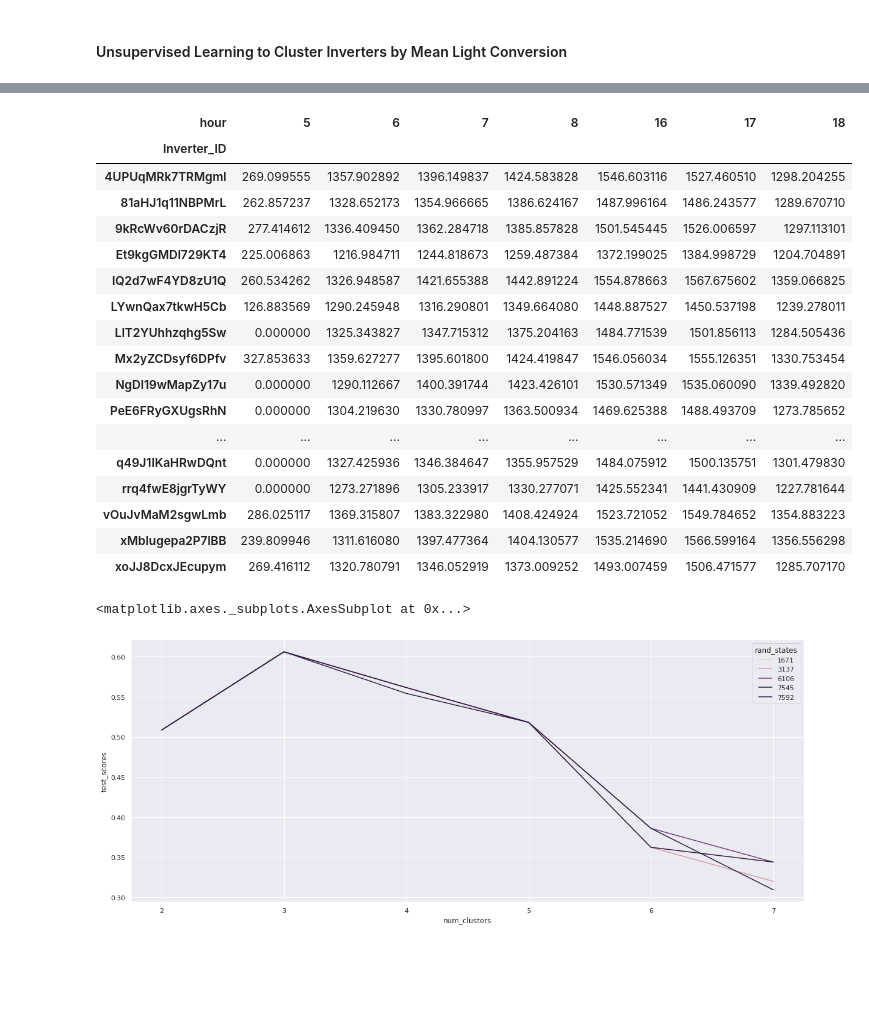
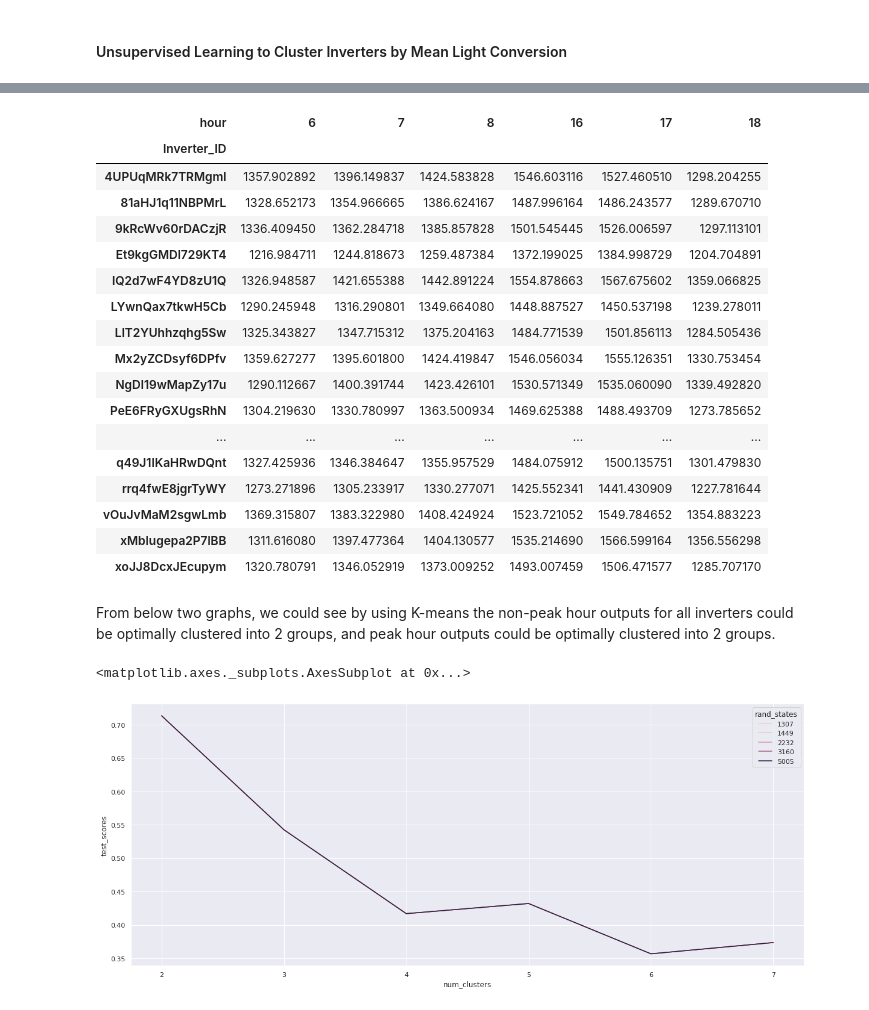
Before and after one commit to mx-hxh/colab-solar, a Jupyter notebook: Colab-Solar-Analysis-on-Solar-Plant-Output.ipynb, the cells around one changed output, grey strips where cells are left out. Drawn from its saved outputs; the diff is of its cells as text; code cells hidden in the pictures; blank space fills up the shorter version.

Commit message:
change dfPowerPeak and dfPowerNonPeak from fillna(0) to dropna(axis=1) becuase we sould only at the hours that the inverters are turned on. Filling na with 0 defeats this purpose

```diff
--- a/Colab-Solar-Analysis-on-Solar-Plant-Output.ipynb
+++ b/Colab-Solar-Analysis-on-Solar-Plant-Output.ipynb
@@ -593,28 +593,28 @@ dfPowerPeak
 # %%
 dfPowerNonPeak = dfPowerMergedRemoveShotDown[['Inverter_ID','Light_Conversion','hour']][
     (dfPowerMergedRemoveShotDown['is_peak_hour']==False)&(dfPowerMergedRemoveShotDown['IRRADIATION']>0)].groupby(by=['Inverter_ID','hour']).mean()
 dfPowerNonPeak = dfPowerNonPeak.reset_index()
-dfPowerNonPeak = dfPowerNonPeak.pivot(index='Inverter_ID', columns='hour')['Light_Conversion'].fillna(0)
+dfPowerNonPeak = dfPowerNonPeak.pivot(index='Inverter_ID', columns='hour')['Light_Conversion'].dropna(axis=1)
 dfPowerNonPeak
 # %% [output]
-| hour | 5 | 6 | 7 | 8 | 16 | 17 | 18 |
-| Inverter_ID |  |  |  |  |  |  |  |
-| 4UPUqMRk7TRMgml | 269.099555 | 1357.902892 | 1396.149837 | 1424.583828 | 1546.603116 | 1527.460510 | 1298.204255 |
-| 81aHJ1q11NBPMrL | 262.857237 | 1328.652173 | 1354.966665 | 1386.624167 | 1487.996164 | 1486.243577 | 1289.670710 |
-| 9kRcWv60rDACzjR | 277.414612 | 1336.409450 | 1362.284718 | 1385.857828 | 1501.545445 | 1526.006597 | 1297.113101 |
-| Et9kgGMDl729KT4 | 225.006863 | 1216.984711 | 1244.818673 | 1259.487384 | 1372.199025 | 1384.998729 | 1204.704891 |
-| IQ2d7wF4YD8zU1Q | 260.534262 | 1326.948587 | 1421.655388 | 1442.891224 | 1554.878663 | 1567.675602 | 1359.066825 |
-| LYwnQax7tkwH5Cb | 126.883569 | 1290.245948 | 1316.290801 | 1349.664080 | 1448.887527 | 1450.537198 | 1239.278011 |
-| LlT2YUhhzqhg5Sw | 0.000000 | 1325.343827 | 1347.715312 | 1375.204163 | 1484.771539 | 1501.856113 | 1284.505436 |
-| Mx2yZCDsyf6DPfv | 327.853633 | 1359.627277 | 1395.601800 | 1424.419847 | 1546.056034 | 1555.126351 | 1330.753454 |
-| NgDl19wMapZy17u | 0.000000 | 1290.112667 | 1400.391744 | 1423.426101 | 1530.571349 | 1535.060090 | 1339.492820 |
-| PeE6FRyGXUgsRhN | 0.000000 | 1304.219630 | 1330.780997 | 1363.500934 | 1469.625388 | 1488.493709 | 1273.785652 |
-| ... | ... | ... | ... | ... | ... | ... | ... |
-| q49J1IKaHRwDQnt | 0.000000 | 1327.425936 | 1346.384647 | 1355.957529 | 1484.075912 | 1500.135751 | 1301.479830 |
-| rrq4fwE8jgrTyWY | 0.000000 | 1273.271896 | 1305.233917 | 1330.277071 | 1425.552341 | 1441.430909 | 1227.781644 |
-| vOuJvMaM2sgwLmb | 286.025117 | 1369.315807 | 1383.322980 | 1408.424924 | 1523.721052 | 1549.784652 | 1354.883223 |
-| xMbIugepa2P7lBB | 239.809946 | 1311.616080 | 1397.477364 | 1404.130577 | 1535.214690 | 1566.599164 | 1356.556298 |
-| xoJJ8DcxJEcupym | 269.416112 | 1320.780791 | 1346.052919 | 1373.009252 | 1493.007459 | 1506.471577 | 1285.707170 |
+| hour | 6 | 7 | 8 | 16 | 17 | 18 |
+| Inverter_ID |  |  |  |  |  |  |
+| 4UPUqMRk7TRMgml | 1357.902892 | 1396.149837 | 1424.583828 | 1546.603116 | 1527.460510 | 1298.204255 |
+| 81aHJ1q11NBPMrL | 1328.652173 | 1354.966665 | 1386.624167 | 1487.996164 | 1486.243577 | 1289.670710 |
+| 9kRcWv60rDACzjR | 1336.409450 | 1362.284718 | 1385.857828 | 1501.545445 | 1526.006597 | 1297.113101 |
+| Et9kgGMDl729KT4 | 1216.984711 | 1244.818673 | 1259.487384 | 1372.199025 | 1384.998729 | 1204.704891 |
+| IQ2d7wF4YD8zU1Q | 1326.948587 | 1421.655388 | 1442.891224 | 1554.878663 | 1567.675602 | 1359.066825 |
+| LYwnQax7tkwH5Cb | 1290.245948 | 1316.290801 | 1349.664080 | 1448.887527 | 1450.537198 | 1239.278011 |
+| LlT2YUhhzqhg5Sw | 1325.343827 | 1347.715312 | 1375.204163 | 1484.771539 | 1501.856113 | 1284.505436 |
+| Mx2yZCDsyf6DPfv | 1359.627277 | 1395.601800 | 1424.419847 | 1546.056034 | 1555.126351 | 1330.753454 |
+| NgDl19wMapZy17u | 1290.112667 | 1400.391744 | 1423.426101 | 1530.571349 | 1535.060090 | 1339.492820 |
+| PeE6FRyGXUgsRhN | 1304.219630 | 1330.780997 | 1363.500934 | 1469.625388 | 1488.493709 | 1273.785652 |
+| ... | ... | ... | ... | ... | ... | ... |
+| q49J1IKaHRwDQnt | 1327.425936 | 1346.384647 | 1355.957529 | 1484.075912 | 1500.135751 | 1301.479830 |
+| rrq4fwE8jgrTyWY | 1273.271896 | 1305.233917 | 1330.277071 | 1425.552341 | 1441.430909 | 1227.781644 |
+| vOuJvMaM2sgwLmb | 1369.315807 | 1383.322980 | 1408.424924 | 1523.721052 | 1549.784652 | 1354.883223 |
+| xMbIugepa2P7lBB | 1311.616080 | 1397.477364 | 1404.130577 | 1535.214690 | 1566.599164 | 1356.556298 |
+| xoJJ8DcxJEcupym | 1320.780791 | 1346.052919 | 1373.009252 | 1493.007459 | 1506.471577 | 1285.707170 |
 # %%
 def test_pre_algo(test_data, algo, num_clus_int, rand_state = None):
   num_clus = range(2, num_clus_int)
@@ -664,10 +679,12 @@ def rand_state_testing(data, rand_states, algo, num_clus):
+# %% [markdown]
+From below two graphs, we could see by using K-means the non-peak hour outputs for all inverters could be optimally clustered into 2 groups, and peak hour outputs could be optimally clustered into 2 groups.
 # %%
 rand_km_res = rand_state_testing(dfPowerNonPeak, np.random.randint(10000, size=5), 'km', 8)
 import seaborn as sns
 sns.lineplot(data=rand_km_res, x='num_clusters', y='test_scores', hue='rand_states')
 # %% [output]
 <matplotlib.axes._subplots.AxesSubplot at 0x...>
-[figure, old version]
+[figure, new version]
 # %%
 rand_km_res = rand_state_testing(dfPowerPeak, np.random.randint(10000, size=5), 'km', 8)
 import seaborn as sns
```
Also changed, not shown: parts of 15 cells of this notebook.
